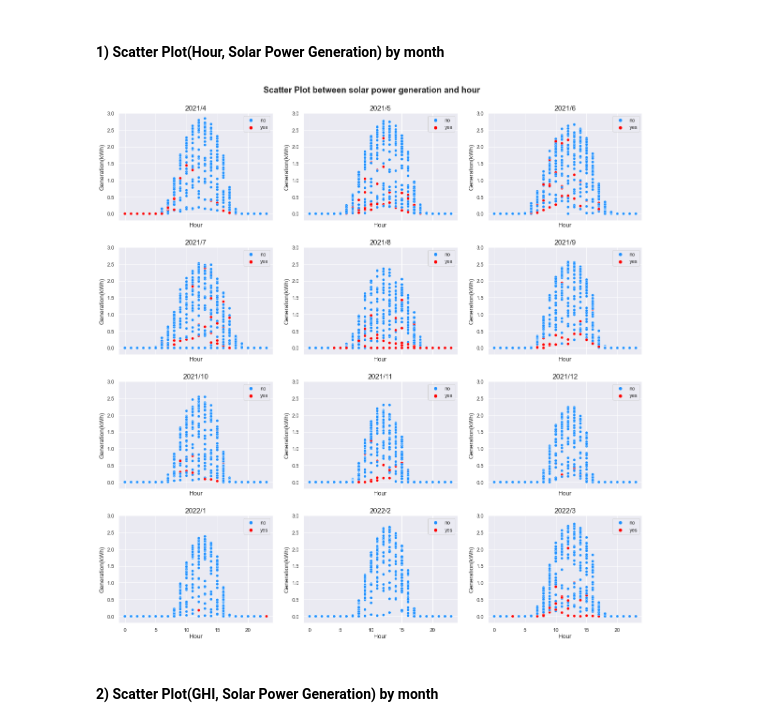
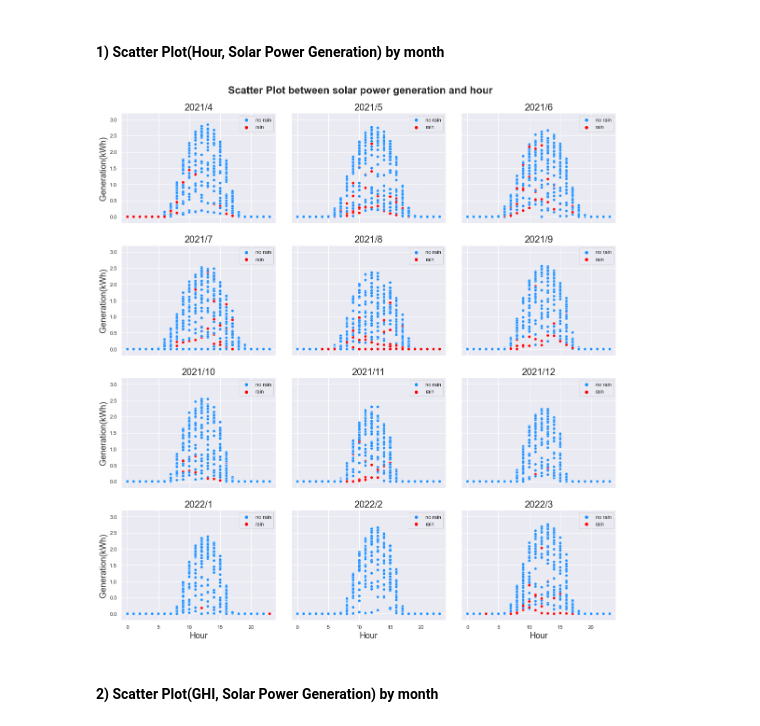
Before and after one commit to hyeondk/PV-Smart-Metering-2022, a Jupyter notebook: 2. Analysis Code/2. Simple Linear Regression/6. variable_analysis_detail.ipynb, the cells around one changed output. Cells and saved outputs as stored; diff of their text form; code cells hidden in the pictures.

Commit message:
Modified some visualization code options.

```diff
--- a/2. Analysis Code/2. Simple Linear Regression/6. variable_analysis_detail.ipynb
+++ b/2. Analysis Code/2. Simple Linear Regression/6. variable_analysis_detail.ipynb
@@ -555,9 +555,9 @@ df_weather_use = df_weather_use.reset_index(drop=True)
 prec_group = []
 for i in range(len(df_weather_use)):
     if df_weather_use.precipitation[i] == 0:
-        prec_group.append('no')
+        prec_group.append('no rain')
     else:
-        prec_group.append('yes')
+        prec_group.append('rain')
 
 df_weather_use.loc[:, 'status'] = prec_group
 # %%
@@ -582,54 +582,87 @@ df_weather_use.drop(['owner', 'id_hh', 'id_hs'], axis=1)
 date_list = df_weather_use.ym.unique().tolist()
 date_list = date_list[1:-1] # 2021/3, 2022/4 제외
 
-fig = plt.figure(figsize=(20, 20))
-fig.suptitle('Scatter Plot between solar power generation and hour', y=0.92, fontsize=18, fontweight='bold')
+fig = plt.figure(figsize=(19, 20))
+fig.suptitle('Scatter Plot between solar power generation and hour', y=0.92, fontsize=22, fontweight='bold')
 
-color_dict = dict({'no': 'dodgerblue', 'yes': 'red'})
+color_dict = dict({'no rain': 'dodgerblue', 'rain': 'red'})
 
 for i in range(len(date_list)):
     df_weather_use_f = df_weather_use[df_weather_use.ym == date_list[i]]
 
-    if i not in [9, 10, 11]:
+    if i in [1, 2, 4, 5, 7, 8]: # x,y축 label 제거
         ax = plt.subplot(4, 3, i+1)
-        plt.subplots_adjust(hspace = 0.25)
+        plt.subplots_adjust(wspace=0.1, hspace=0.2)
         plt.xlim(-1.0, 24.0)
-        plt.ylim(-0.2, 3.0)
+        plt.ylim(-0.2, 3.2)
         axp = sns.scatterplot(x='hour', y='yield_kWh', hue='status', data=df_weather_use_f, ax=ax, palette=color_dict)
-        plt.title(f'{date_list[i]}', fontsize=15)
-        plt.xlabel("Hour", fontsize=13)
-        plt.ylabel("Generation(kWh)", fontsize=13)
-        plt.tick_params('x', labelbottom=False)
+        plt.title(f'{date_list[i]}', fontsize=20)
+        axp.set(xlabel=None)
+        axp.set(ylabel=None)
+        axp.axes.xaxis.set_ticklabels([])
+        axp.axes.yaxis.set_ticklabels([])
+        handles, labels = axp.get_legend_handles_labels()
+        list_labels_handles = [(h, v) for h, v in zip(handles, labels)]
+        list_labels_handles = sorted(list_labels_handles, key=lambda x: x[1])
+        labels = [x[1] for x in list_labels_handles]
+        handles = [x[0] for x in list_labels_handles]
+        ax.legend(handles, labels)
+    elif i in [0, 3, 6]: # x축 label만 제거
+        ax = plt.subplot(4, 3, i+1)
+        plt.subplots_adjust(wspace=0.1, hspace=0.2)
+        plt.xlim(-1.0, 24.0)
+        plt.ylim(-0.2, 3.2)
+        axp = sns.scatterplot(x='hour', y='yield_kWh', hue='status', data=df_weather_use_f, ax=ax, palette=color_dict)
+        plt.title(f'{date_list[i]}', fontsize=20)
+        axp.set(xlabel=None)
+        plt.ylabel("Generation(kWh)", fontsize=18)
+        axp.axes.xaxis.set_ticklabels([])
+        handles, labels = axp.get_legend_handles_labels()
+        list_labels_handles = [(h, v) for h, v in zip(handles, labels)]
+        list_labels_handles = sorted(list_labels_handles, key=lambda x: x[1])
+        labels = [x[1] for x in list_labels_handles]
+        handles = [x[0] for x in list_labels_handles]
+        ax.legend(handles, labels)
+    elif i in [10, 11]: # y축 label만 제거
+        ax = plt.subplot(4, 3, i+1)
+        plt.subplots_adjust(wspace=0.1, hspace=0.2)
+        plt.xlim(-1.0, 24.0)
+        plt.ylim(-0.2, 3.2)
+        axp = sns.scatterplot(x='hour', y='yield_kWh', hue='status', data=df_weather_use_f, ax=ax, palette=color_dict)
+        plt.title(f'{date_list[i]}', fontsize=20)
+        plt.xlabel("Hour", fontsize=18)
+        axp.set(ylabel=None)
+        axp.axes.yaxis.set_ticklabels([])
         handles, labels = axp.get_legend_handles_labels()
         list_labels_handles = [(h, v) for h, v in zip(handles, labels)]
         list_labels_handles = sorted(list_labels_handles, key=lambda x: x[1])
         labels = [x[1] for x in list_labels_handles]
         handles = [x[0] for x in list_labels_handles]
         ax.legend(handles, labels)
     else:
         ax = plt.subplot(4, 3, i+1)
-        plt.subplots_adjust(hspace = 0.25)
+        plt.subplots_adjust(wspace=0.1, hspace=0.2)
         plt.xlim(-1.0, 24.0)
-        plt.ylim(-0.2, 3.0)
+        plt.ylim(-0.2, 3.2)
         axp = sns.scatterplot(x='hour', y='yield_kWh', hue='status', data=df_weather_use_f, ax=ax, palette=color_dict)
-        plt.title(f'{date_list[i]}', fontsize=15)
-        plt.xlabel("Hour", fontsize=13)
-        plt.ylabel("Generation(kWh)", fontsize=13)
+        plt.title(f'{date_list[i]}', fontsize=20)
+        plt.xlabel("Hour", fontsize=18)
+        plt.ylabel("Generation(kWh)", fontsize=18)
         handles, labels = axp.get_legend_handles_labels()
         list_labels_handles = [(h, v) for h, v in zip(handles, labels)]
         list_labels_handles = sorted(list_labels_handles, key=lambda x: x[1])
         labels = [x[1] for x in list_labels_handles]
         handles = [x[0] for x in list_labels_handles]
         ax.legend(handles, labels)
 
 result_root = os.path.join(root, 'result_plot_use')
 if not os.path.isdir(result_root):
     os.makedirs(result_root)
 
 fig_name = result_root + '/' + f'{user_name[idx]}_generation_hour.png'
 plt.savefig(fig_name, dpi=300)
 # %% [output]
-[figure, old version]
+[figure, new version]
 # %% [markdown]
 #### **2) Scatter Plot(GHI, Solar Power Generation) by month**
 # %%
```
Also changed, not shown: parts of 3 cells of this notebook.
